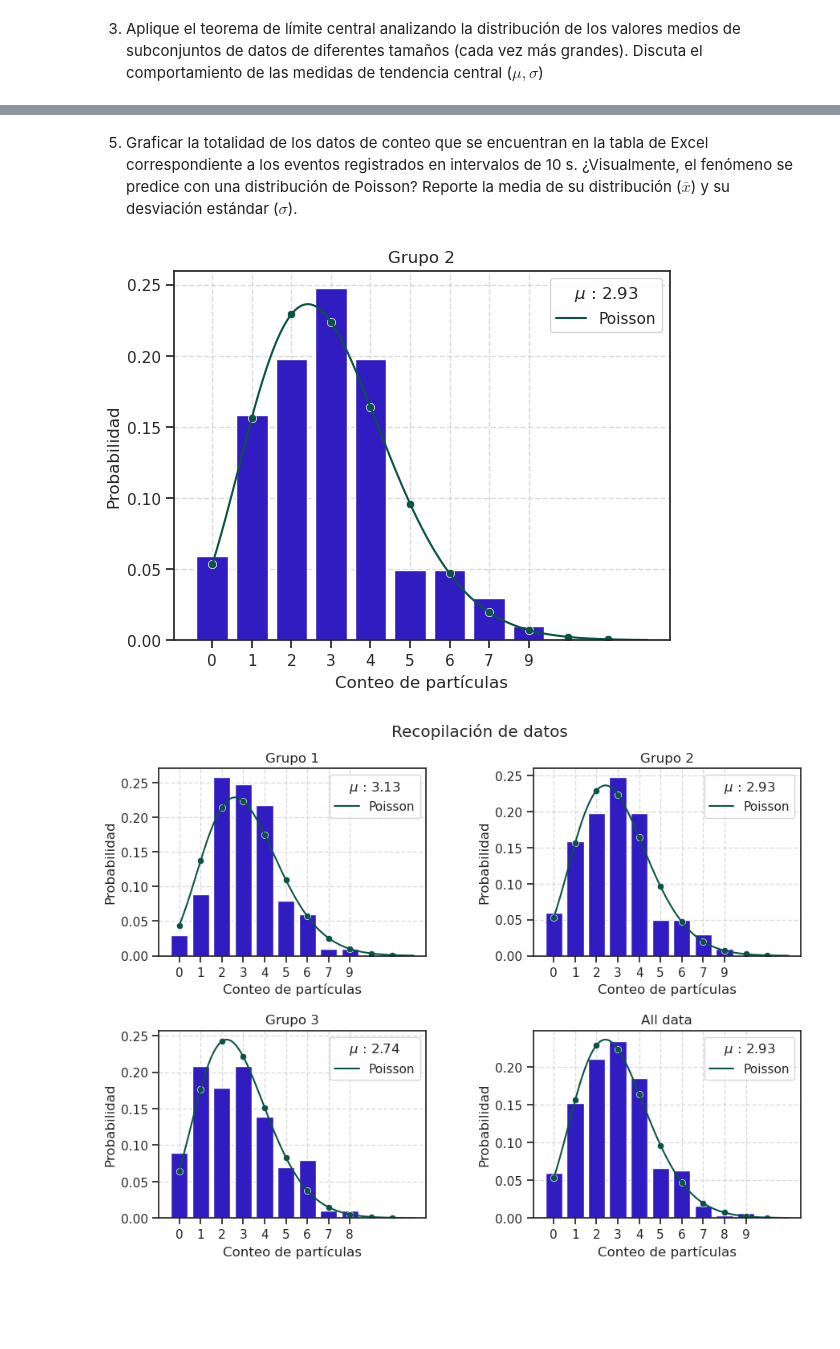
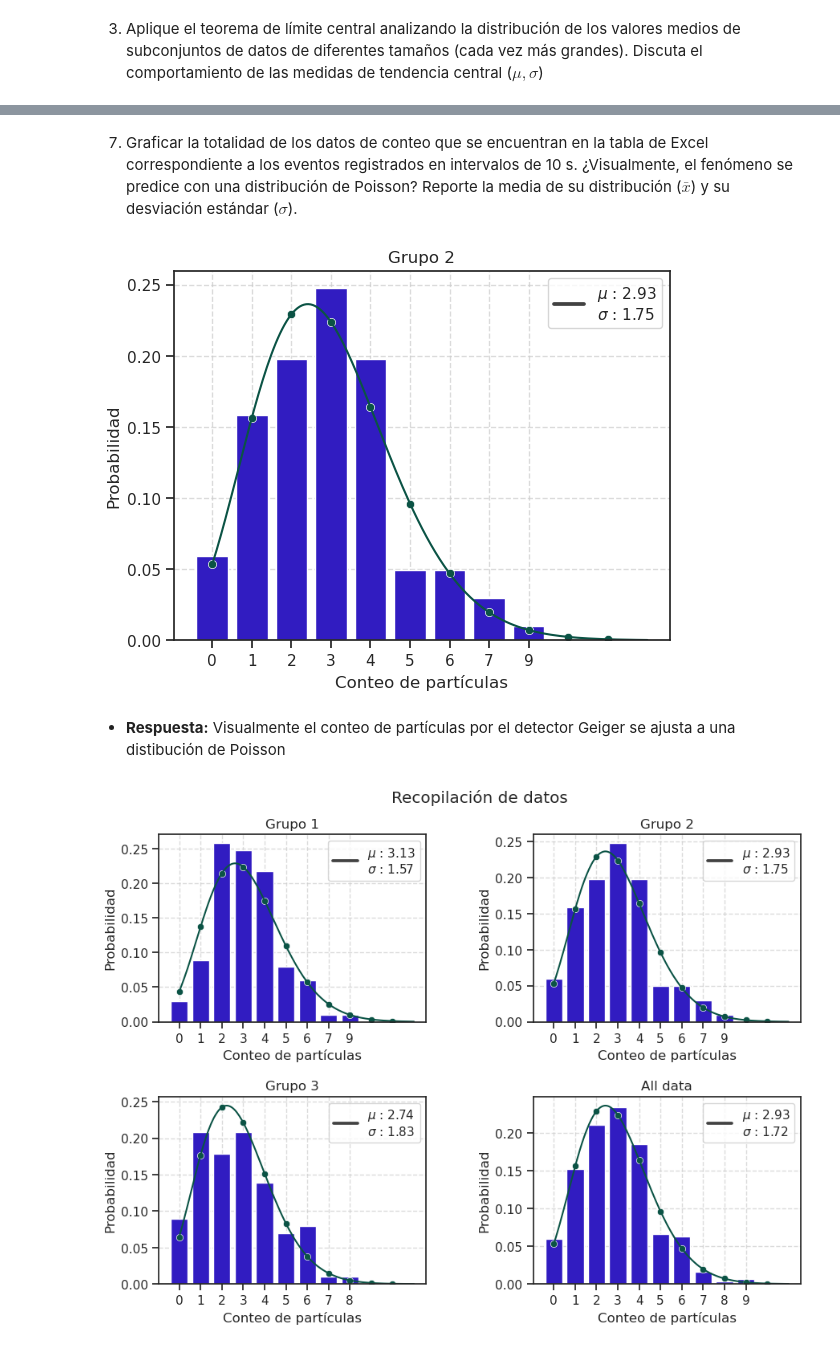
Before and after one commit to JD314/fisica_experimental, a Jupyter notebook: notebooks/0.1-Distribuciones.ipynb, the cells around one changed output, grey strips where cells are left out. Drawn from its saved outputs; the diff is of its cells as text; code cells hidden in the pictures; blank space fills up the shorter version.

```diff
--- a/notebooks/0.1-Distribuciones.ipynb
+++ b/notebooks/0.1-Distribuciones.ipynb
@@ -99,11 +142,10 @@ plt.show()
 3. Aplique el teorema de límite central analizando la distribución de los valores medios de subconjuntos de datos de
 diferentes tamaños (cada vez más grandes). Discuta el comportamiento de las medidas de tendencia central ($\mu, \sigma$)
 # %%
-intervalos = [0.05, 0.1, 0.2, 0.5, 0.8, 1 ]
+intervalos = [0.05, 0.1, 0.2, 0.5, 0.8, 1 ] # Intervalos de datos correspondientes a 5%, 10%, 20%, 50%, 80% y 100% de los datos
 
 all_data.drop(columns=['variable'])
-
-total = all_data.shape[0]
+total_data = all_data.shape[0]
 
 plt.figure(figsize=(15,10))
 
@@ -112,15 +154,16 @@ for i in range(len(intervalos)):
     sub = 231 + i
     plt.subplot(sub) # graph every subplot
     plt.grid(True, linestyle='--', alpha=0.7)
+    plt.xlabel('Diametro de canicas (mm)')
 
-    cantidad = int(total*intervalos[i]) # Cantidad de datos por intervalo de df
-    plt.title(f'sample data {intervalos[i]}')
+    plt.title(f'sample data {intervalos[i]*100 :.1f}%')
+    cantidad = int(total_data*intervalos[i]) # Cantidad de datos por intervalo de df
 
-    df_chikito = all_data.iloc[:cantidad] #Df con n cantidad de datos
+    df_chikito = all_data.sample(frac=intervalos[i], random_state=1) #Df con n cantidad de datos
 
     sns.histplot(data=df_chikito, x='value', stat='density', color='#1d00dc')
 
-    # Medidas de disperción
+    # Medidas de dispersión
     mean = df_chikito['value'].mean()
     std = df_chikito['value'].std()
 
@@ -128,7 +171,7 @@ for i in range(len(intervalos)):
     rango = np.linspace(14, 18, 200)
     normal_values = norm.pdf(rango, mean, std)
 
-    #Add info
+    #Add info of Dispersion measurements
     legend_text = f'$\mu$ : {mean :.2f} \n$\sigma $ : {std :.2f}'
     plt.legend([legend_text], loc='upper left')
 
@@ -139,0 +225,9 @@ plt.subplots_adjust(left=0.1, right=0.9, top=0.9, bottom=0.1, wspace=0.3, hspace
+# %%
+# Usando el teorema del límite central
+media_tcm = np.mean(mus)
+devS_tcm = np.std(mus / np.sqrt(total_data))
+
+#Usando los valores de los datos
+media, devS = np.mean(all_data['value']), np.std(all_data['value'])
+
+print(f'Variables de tendencia\n(μ) media T.C.M : {media_tcm :.3f}, (σ) devS T.C.M : {devS_tcm :.3f}\n(μ) media total : {media :.3f}, (σ) devS total : {devS :.3f}')
@@ -142,5 +295,5 @@ plt.subplots_adjust(left=0.1, right=0.9, top=0.9, bottom=0.1, wspace=0.3, hspace
 # %% [markdown]
-5. Graficar la totalidad de los datos de conteo que se encuentran en la tabla de Excel correspondiente a los eventos
+7. Graficar la totalidad de los datos de conteo que se encuentran en la tabla de Excel correspondiente a los eventos
 registrados en intervalos de 10 s. ¿Visualmente, el fenómeno se predice con una distribución de Poisson? Reporte
 la media de su distribución ($\bar x$) y su desviación estándar ($\sigma$).
 # %%
@@ -166,10 +319,10 @@ def conteo_particulas(df=conteo, columna='Conteo_g2', Poisson=True, color='#1d00
 
     if Poisson == True:
 
-        # Density
+        # Line
         rango = np.linspace(0,11,200)
         poisson_values = poisson.pmf(rango, mu=media)
-        sns.lineplot(x=rango, y=poisson_values, label='Poisson', color=gcolor)
+        sns.lineplot(x=rango, y=poisson_values, color=gcolor)
 
         # Points
         rango_int = np.arange(0,11)
@@ -179,31 +332,33 @@ def conteo_particulas(df=conteo, columna='Conteo_g2', Poisson=True, color='#1d00
         plt.grid(True, linestyle='--', alpha=0.7)
 
         # Legend
-        legend_text = f'$\mu$ : {media :.2f}'
-        plt.legend(loc='upper right', title=legend_text)
+        legend_text = f'$\mu$ : {media :.2f}\n$\sigma$ : {std :.2f}'
+        plt.legend([legend_text], loc='upper right')
 
 conteo_particulas(columna='Conteo_g2',  title='Grupo 2')
 plt.show()
 # %% [output]
-[figure, old version]
+[figure, new version]
+# %% [markdown]
+- **Respuesta:** Visualmente el conteo de partículas por el detector Geiger se ajusta a una distibución de Poisson
 # %%
 plt.figure(figsize=(10,7))
 
 plt.subplot(2,2,1)
 conteo_particulas(columna='Conteo_g1',  title='Grupo 1')
 
 plt.subplot(2,2,2)
 conteo_particulas(columna='Conteo_g2',  title='Grupo 2')
 
 plt.subplot(2,2,3)
 conteo_particulas(columna='Conteo_g3',  title='Grupo 3')
 
 plt.subplot(2,2,4)
 # -- Ajustes de todos los datos --
-all = conteo.melt()
-conteo_particulas(df=all, columna='value', title='All data')
+all_data = conteo.melt()
+conteo_particulas(df=all_data, columna='value', title='All data')
 
 plt.suptitle('Recopilación de datos')
 plt.subplots_adjust(left=0.1, right=0.9, top=0.9, bottom=0.1, wspace=0.4, hspace=0.4)
 # %% [output]
-[figure, old version]
+[figure, new version]
```
Also changed, not shown: parts of 35 cells of this notebook.
